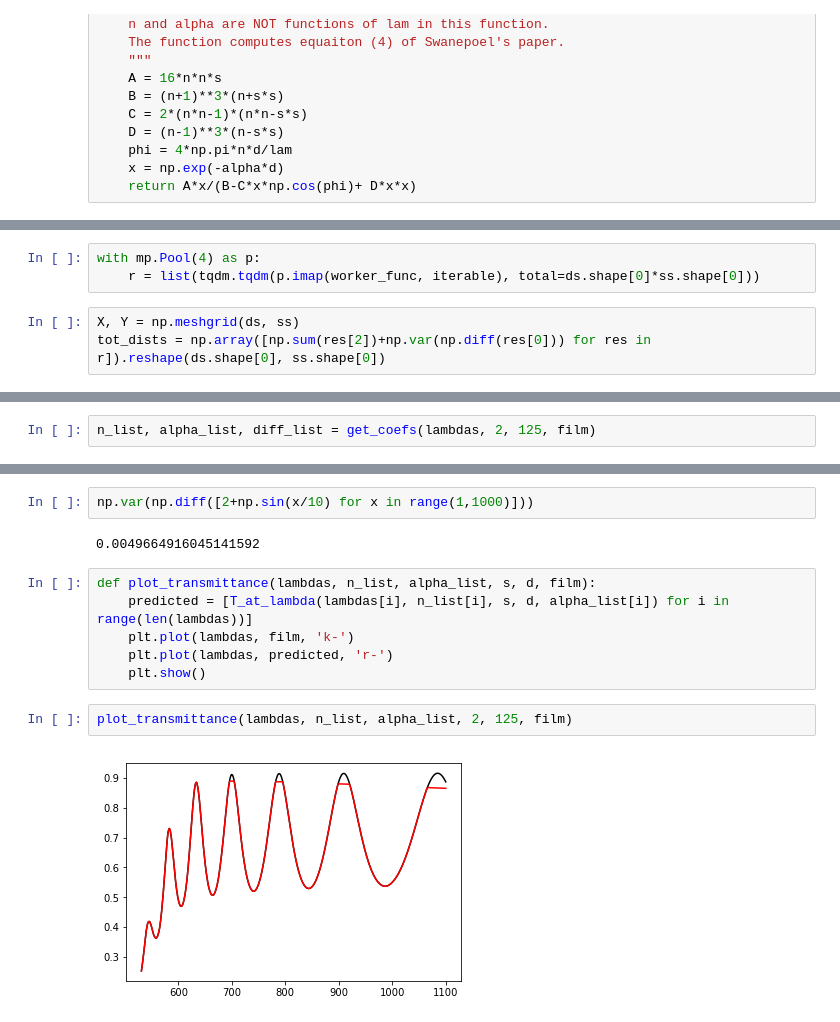
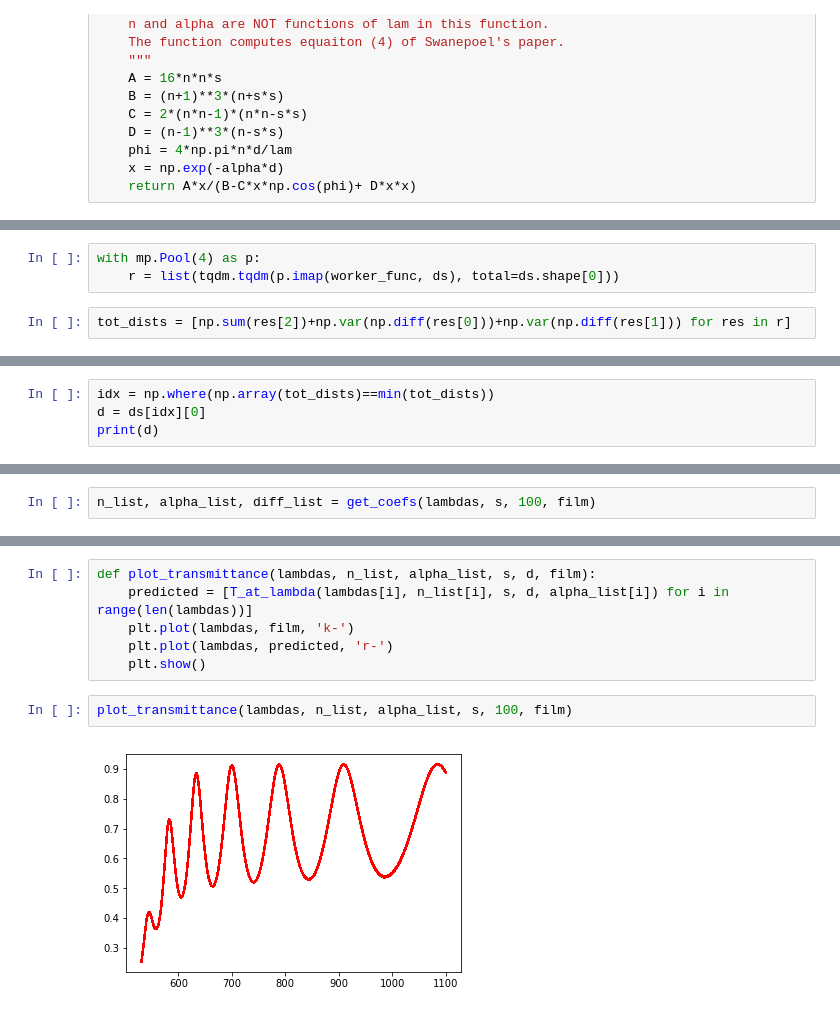
Before and after one commit to VolodyaCO/swanepoel, a Jupyter notebook: Mesh_swanepoel.ipynb, the cells around one changed output, grey strips where cells are left out. Cells and saved outputs as stored; diff of their text form.

```diff
--- a/Mesh_swanepoel.ipynb
+++ b/Mesh_swanepoel.ipynb
@@ -75,6 +70,5 @@ def worker_func(X):
 # %%
 with mp.Pool(4) as p:
-    r = list(tqdm.tqdm(p.imap(worker_func, iterable), total=ds.shape[0]*ss.shape[0]))
+    r = list(tqdm.tqdm(p.imap(worker_func, ds), total=ds.shape[0]))
 # %%
-X, Y = np.meshgrid(ds, ss)
-tot_dists = np.array([np.sum(res[2])+np.var(np.diff(res[0])) for res in r]).reshape(ds.shape[0], ss.shape[0])
+tot_dists = [np.sum(res[2])+np.var(np.diff(res[0]))+np.var(np.diff(res[1])) for res in r]
@@ -82,0 +75,4 @@ np.where(tot_dists==min(tot_dists))
+# %%
+idx = np.where(np.array(tot_dists)==min(tot_dists))
+d = ds[idx][0]
+print(d)
@@ -89,3 +86,3 @@ plt.show()
 # %%
-n_list, alpha_list, diff_list = get_coefs(lambdas, 2, 125, film)
+n_list, alpha_list, diff_list = get_coefs(lambdas, s, 100, film)
 # %%
@@ -105,7 +93,3 @@ plt.plot(lambdas, [2+np.sin(x/10) for x in lambdas])
-# %%
-np.var(np.diff([2+np.sin(x/10) for x in range(1,1000)]))
-# %% [output]
-0.0049664916045141592
 # %%
 def plot_transmittance(lambdas, n_list, alpha_list, s, d, film):
     predicted = [T_at_lambda(lambdas[i], n_list[i], s, d, alpha_list[i]) for i in range(len(lambdas))]
@@ -113,6 +97,6 @@ def plot_transmittance(lambdas, n_list, alpha_list, s, d, film):
     plt.plot(lambdas, predicted, 'r-')
     plt.show()
 # %%
-plot_transmittance(lambdas, n_list, alpha_list, 2, 125, film)
+plot_transmittance(lambdas, n_list, alpha_list, s, 100, film)
 # %% [output]
-[figure, old version]
+[figure, new version]
```
Also changed, not shown: parts of 9 cells of this notebook, 4 other files.
